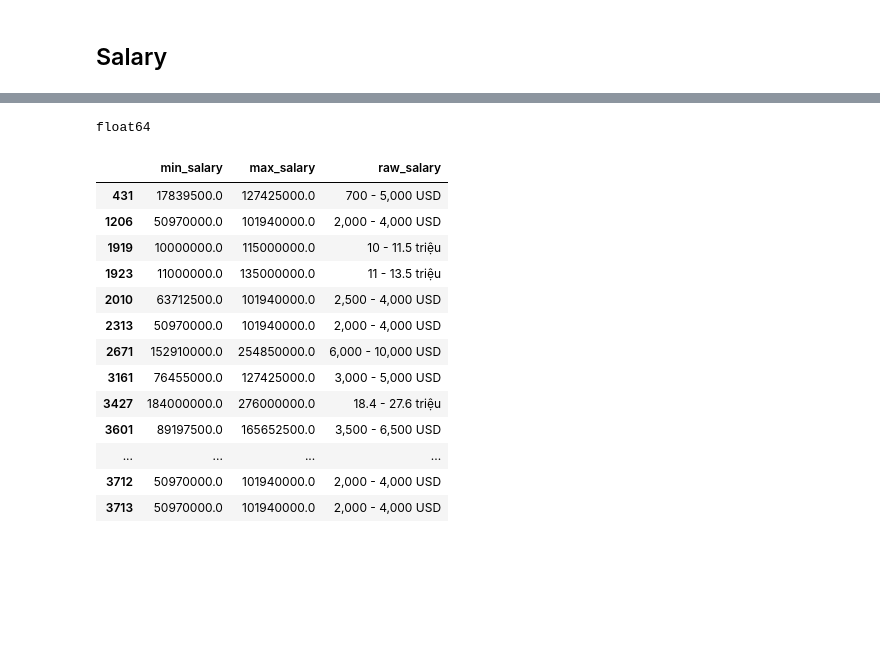
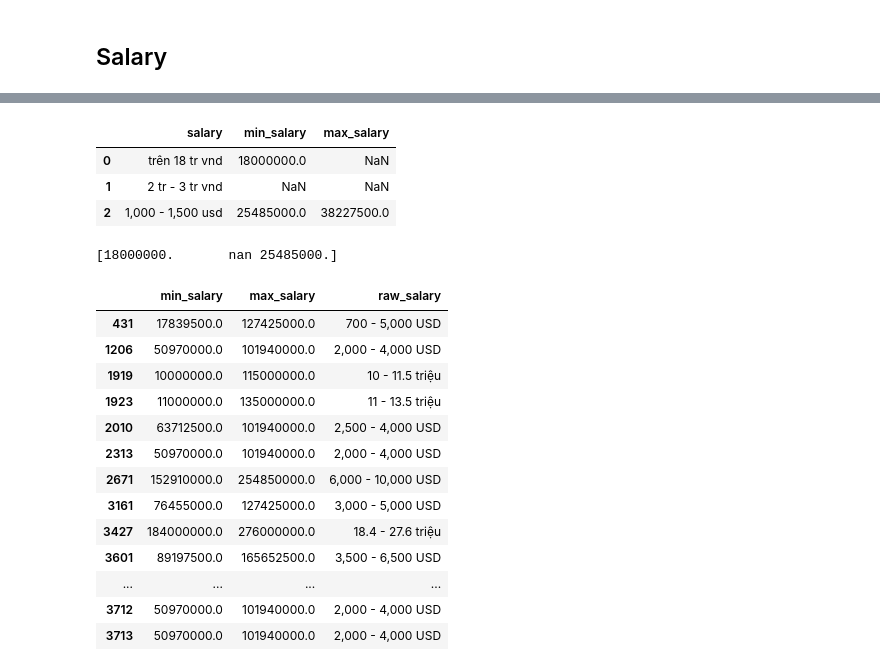
Before and after one commit to thilinnd/IT_salary_in_Vietnam, a Jupyter notebook: Preprocess/careerviet.ipynb, the cells around one changed output, grey strips where cells are left out. Drawn from its saved outputs; the diff is of its cells as text; code cells hidden in the pictures; blank space fills up the shorter version.

```diff
--- a/Preprocess/careerviet.ipynb
+++ b/Preprocess/careerviet.ipynb
@@ -189,0 +222,2 @@ print(df['company_name'].nunique())
+# %%
+df = pd.read_excel('../data/careerviet.xlsx')
@@ -494,8 +581,8 @@ def find_provinces(text):
     return ', '.join(found_provinces)
 
 # Áp dụng hàm cho toàn bộ cột 'Location'
-df['Location'] = df['Location'].apply(find_provinces)
+df['location'] = df['location'].apply(find_provinces)
 
 # Kết quả
-print(df['Location'])
+print(df['location'])
 # %% [output]
@@ -572,0 +647,7 @@ print(df['raw_salary'].unique())
+# %%
+
+# Xóa dấu chấm cuối câu, xóa khoảng trống thừa, chuyển về chữ thường
+df['salary'] = df['salary'].apply(lambda x: x.strip().lower())
+# Delete Lương: in each cell
+df['salary'] = df['salary'].apply(lambda x: re.sub(r'lương:', '', x).strip())
+print(df['salary'].unique())
@@ -573,7 +672,7 @@ print(df['raw_salary'].unique())
 # %%
 # in raw_salary, delete all after  Số lượng tuyển
-df['raw_salary'] = df['raw_salary'].apply(lambda x: x.split('Số lượng tuyển')[0] if 'Số lượng tuyển' in x else x)
+df['salary'] = df['salary'].apply(lambda x: x.split('Số lượng tuyển')[0] if 'Số lượng tuyển' in x else x)
 # in raw_salary, delete all before Thu nhập
-df['raw_salary'] = df['raw_salary'].apply(lambda x: x.split('Thu nhập')[1] if 'Thu nhập' in x else x)
+df['salary'] = df['salary'].apply(lambda x: x.split('Thu nhập')[1] if 'Thu nhập' in x else x)
 # delete blank
-df['raw_salary'] = df['raw_salary'].apply(lambda x: x.strip())
+df['salary'] = df['salary'].apply(lambda x: x.strip())
@@ -643,8 +679,64 @@ print(df[['min_salary', 'max_salary']])
+# %%
+# Hàm xử lý dữ liệu lương
+def process_salary(text):
+    # Loại bỏ khoảng trắng thừa
+    text = text.strip()
+
+    # Loại bỏ đơn vị tiền tệ
+    is_usd = 'usd' in text
+
+    # Tách theo khoảng (vd: '10 tr - 15 tr vnd' hoặc '1,000 - 1,500 usd')
+    range_match = re.match(r'([\d,\.]+)\s*-\s*([\d,\.]+)', text)
+    if range_match:
+        min_val = float(range_match.group(1).replace(',', '').replace('.', ''))
+        max_val = float(range_match.group(2).replace(',', '').replace('.', ''))
+        if 'tr' in text:
+            min_val *= 1000000
+            max_val *= 1000000
+        elif is_usd:
+            min_val *= usd_to_vnd  # Sử dụng biến tỷ giá USD đã có
+            max_val *= usd_to_vnd
+        return min_val, max_val
+
+    # Trường hợp 'trên xx tr vnd'
+    above_match = re.match(r'trên\s+([\d,\.]+)', text)
+    if above_match:
+        val = float(above_match.group(1).replace(',', '').replace('.', ''))
+        if 'tr' in text:
+            val *= 1000000
+        elif is_usd:
+            val *= usd_to_vnd
+        return val, np.nan
+
+    # Trường hợp 'lên đến xx tr vnd'
+    below_match = re.match(r'lên đến\s+([\d,\.]+)', text)
+    if below_match:
+        val = float(below_match.group(1).replace(',', '').replace('.', ''))
+        if 'tr' in text:
+            val *= 1000000
+        elif is_usd:
+            val *= usd_to_vnd
+        return np.nan, val
+
+    return np.nan, np.nan
+
+# Áp dụng hàm vào cột 'salary'
+df[['min_salary', 'max_salary']] = df['salary'].apply(
+    lambda x: pd.Series(process_salary(x))
+)
+
+# Hiển thị kết quả
+df[['salary', 'min_salary', 'max_salary']].head()
+# %% [output]
+|  | salary | min_salary | max_salary |
+| 0 | trên 18 tr vnd | 18000000.0 | NaN |
+| 1 | 2 tr - 3 tr vnd | NaN | NaN |
+| 2 | 1,000 - 1,500 usd | 25485000.0 | 38227500.0 |
 # %%
 # in type của min_salary và max_salary
-print(df['min_salary'].dtype)
+print(df['min_salary'].unique())
 # %% [output]
-float64
+[18000000.       nan 25485000.]
 # %%
 # if max_salary > 100000000, print min_salary, max_salary, raw_salary
 df.loc[df['max_salary'] > 100000000, ['min_salary', 'max_salary', 'raw_salary']]
```
Also changed, not shown: parts of 15 cells of this notebook.
